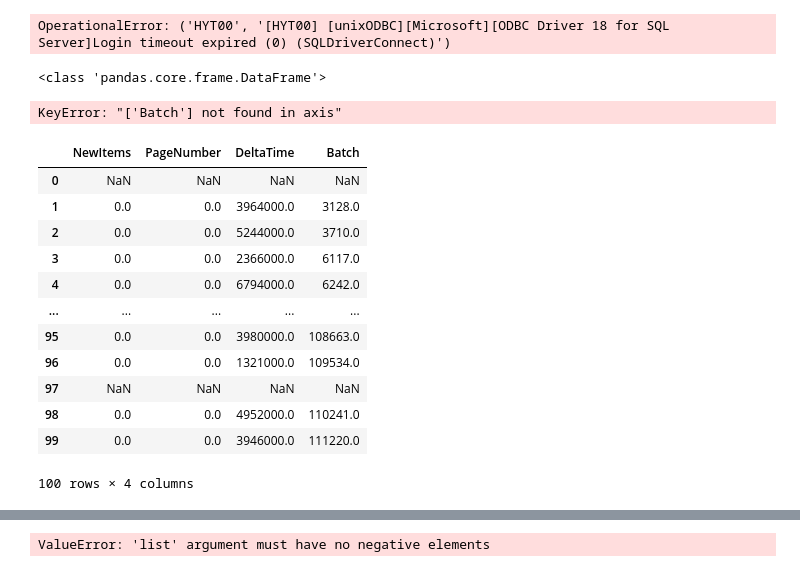
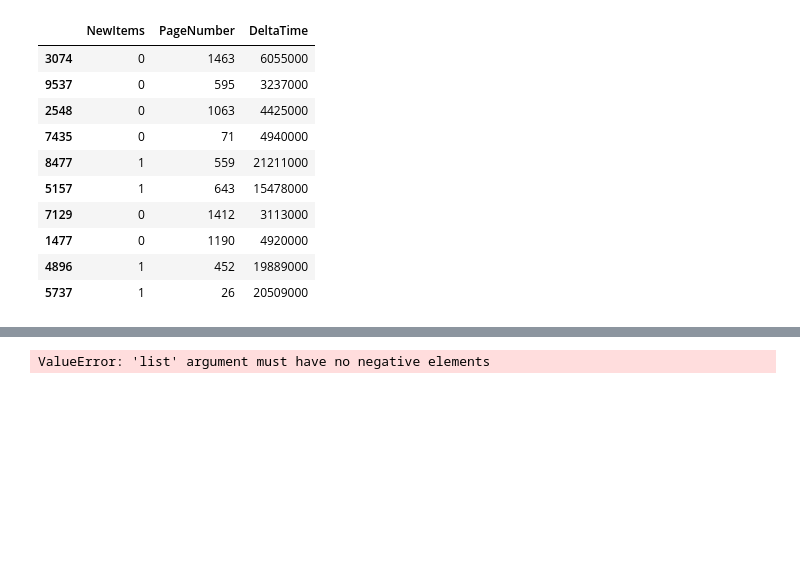
Before and after one commit to SlackJK/FatTrimmer, a Jupyter notebook: Python/ai.ipynb, the cells around one changed output, grey strips where cells are left out. Cells and saved outputs as stored; diff of their text form; code cells hidden in the pictures; blank space fills up the shorter version.

Commit message:
data weighted for better ai results

```diff
--- a/Python/ai.ipynb
+++ b/Python/ai.ipynb
@@ -21,14 +21,13 @@ with open(r"./sql-config.json") as f:
     sql_config = json.load(f)
 con = pyodbc.connect(
     "Driver={/opt/microsoft/msodbcsql18/lib64/libmsodbcsql-18.0.so.1.1};"
+    "TrustServerCertificate=yes;"
     f"Server={sql_config['ip']},{sql_config['port']};"
     f"Database={sql_config['database']};"
     f"UID={sql_config['uid']};"
-    f"PWD={sql_config['password']}"
+    f"PWD={sql_config['password']};"
 )
 cur = con.cursor()
-# %% [output]
-OperationalError: ('HYT00', '[HYT00] [unixODBC][Microsoft][ODBC Driver 18 for SQL Server]Login timeout expired (0) (SQLDriverConnect)')
 # %%
 # Pull all data from FatTrimmerData into df
 df = pd.DataFrame()
@@ -36,51 +35,17 @@ sql = "SELECT * FROM FatTrimmerData;"
 for chunk in pd.read_sql(sql, con, chunksize=10000):
     df = pd.concat([df, chunk])
 # %%
+# Remove useless Batch column
+df.drop('Batch',axis=1,inplace=True)
 # Remove any rows where DeltaTime is -1
 df = df[df.DeltaTime != -1]
 # Drop any duplicate rows incase scraping makes a mistake
-#df.drop_duplicates(inplace=True)
+df.drop_duplicates(inplace=True)
 # Convert NewItems bool -> int
 df["NewItems"] = df["NewItems"].astype(int)
-print(type(df))
-# %% [output]
-<class 'pandas.core.frame.DataFrame'>
-# %%
-# Create independent variables
-#df.drop_duplicates()
-#print(type(df))
-df.drop('Batch',axis=1,inplace=True)
-
-#todo fix me REMOVE A % OF FALSE "NewItems"
-filter = df["NewItems"]==False
-justFalse = df.where(filter)
-dividor = int(justFalse.size/2)
-justFalse.iloc[0:dividor]
-filter = df["NewItems"]==True
-justTrue = df.where(filter)
-df = pd.concat([justFalse,justTrue])
-#df.dropna(inplace=True)
-
-
-x = df.drop(["NewItems"], axis=1)
-# Create dependent variables
-y = df["NewItems"]
-#np.bincount(y)
-# %% [output]
-KeyError: "['Batch'] not found in axis"
-# %%
-df.head(100)
-# %% [output]
-|  | NewItems | PageNumber | DeltaTime | Batch |
-| 0 | NaN | NaN | NaN | NaN |
-| 1 | 0.0 | 0.0 | 3964000.0 | 3128.0 |
-| 2 | 0.0 | 0.0 | 5244000.0 | 3710.0 |
-| 3 | 0.0 | 0.0 | 2366000.0 | 6117.0 |
-| 4 | 0.0 | 0.0 | 6794000.0 | 6242.0 |
-| ... | ... | ... | ... | ... |
-| 95 | 0.0 | 0.0 | 3980000.0 | 108663.0 |
-| 96 | 0.0 | 0.0 | 1321000.0 | 109534.0 |
-| 97 | NaN | NaN | NaN | NaN |
-| 98 | 0.0 | 0.0 | 4952000.0 | 110241.0 |
-| 99 | 0.0 | 0.0 | 3946000.0 | 111220.0 |
-100 rows × 4 columns
+# %%
+# Filter a % of False "NewItems"
+true_df = df[df.NewItems == 1]
+false_df = df[df.NewItems == 0]
+false_df = false_df.iloc[::3]  # 1/x items will be kept
+df = pd.concat([true_df, false_df])
@@ -87,3 +57,17 @@ df.head(100)
+# %%
+df.sample(10)
+# %% [output]
+|  | NewItems | PageNumber | DeltaTime |
+| 3074 | 0 | 1463 | 6055000 |
+| 9537 | 0 | 595 | 3237000 |
+| 2548 | 0 | 1063 | 4425000 |
+| 7435 | 0 | 71 | 4940000 |
+| 8477 | 1 | 559 | 21211000 |
+| 5157 | 1 | 643 | 15478000 |
+| 7129 | 0 | 1412 | 3113000 |
+| 1477 | 0 | 1190 | 4920000 |
+| 4896 | 1 | 452 | 19889000 |
+| 5737 | 1 | 26 | 20509000 |
 # %%
 # How many gpus can tensorflow see
 print(f"num physical devices: {len(tf.config.list_physical_devices('GPU'))}")
```
Also changed, not shown: parts of 6 cells of this notebook.
